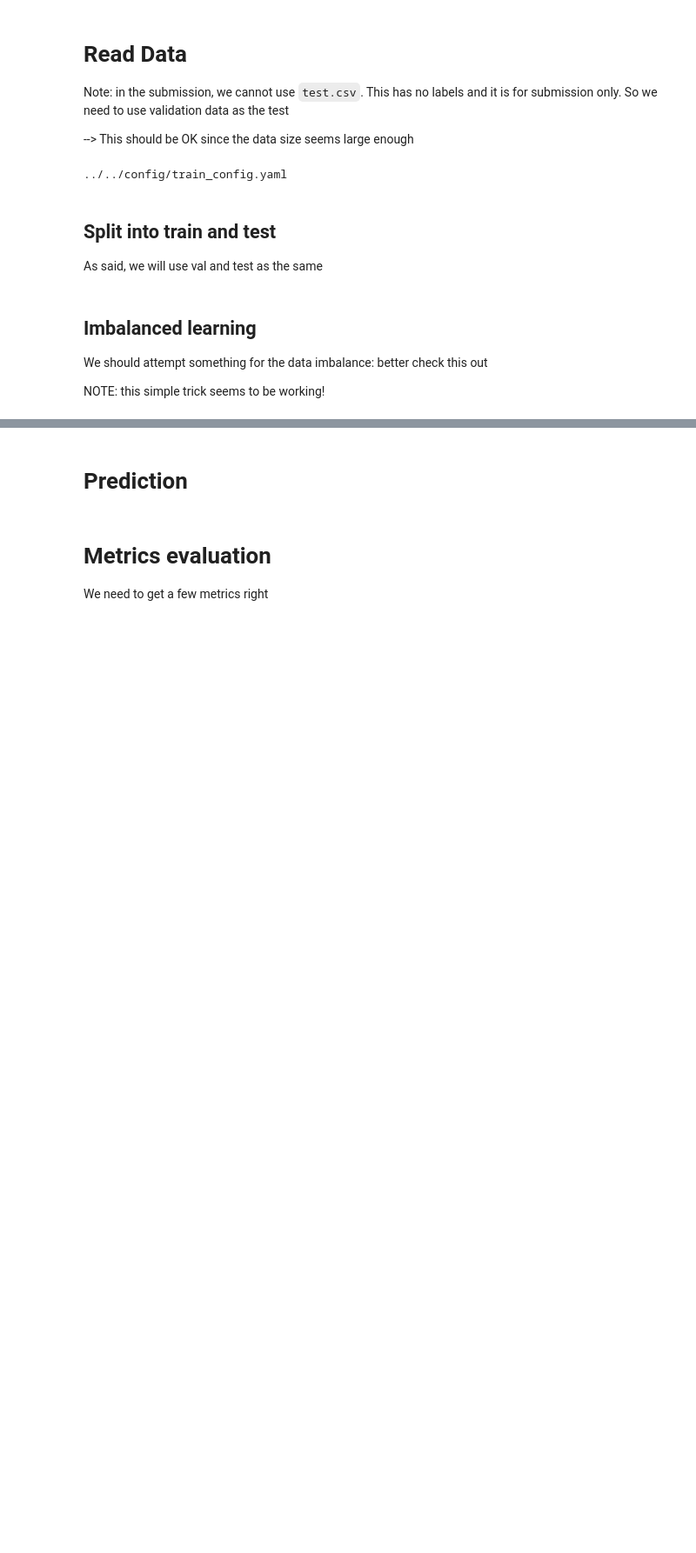
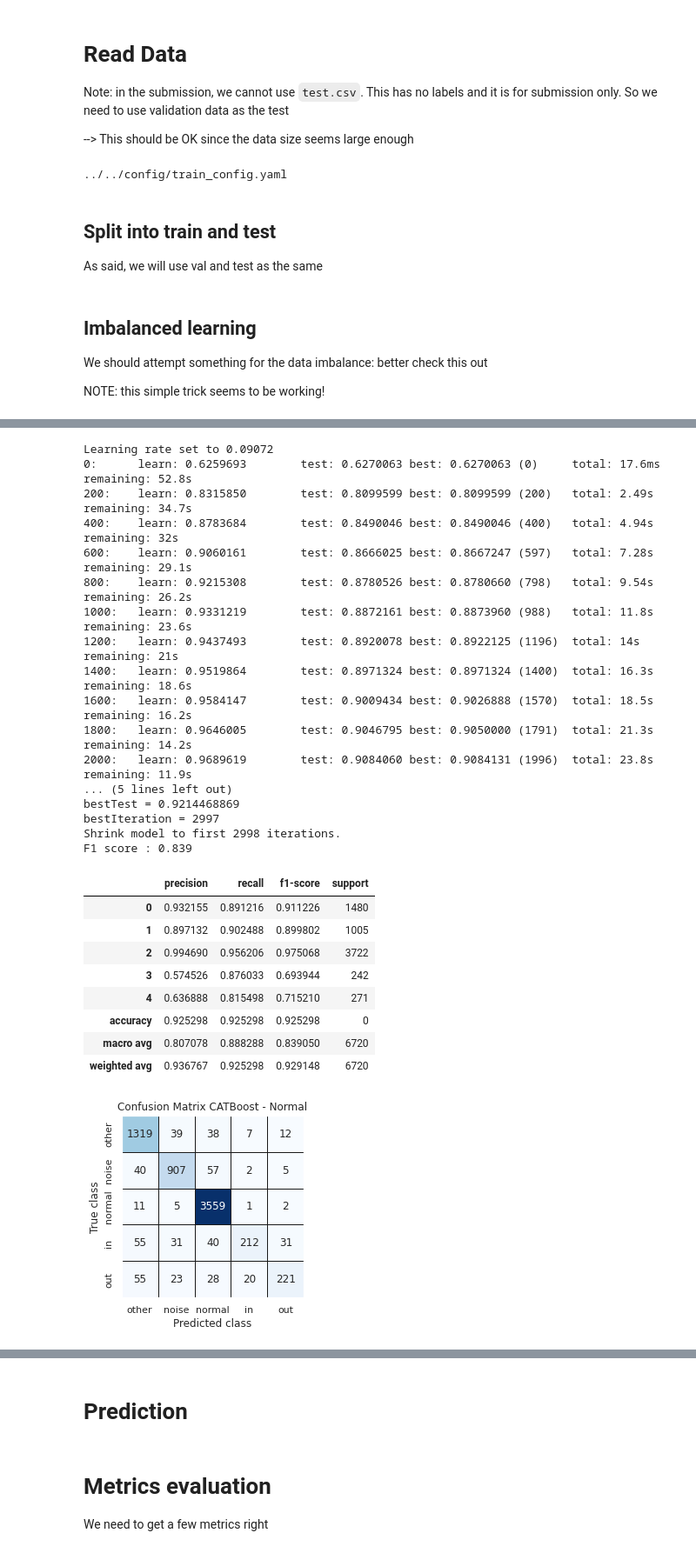
Before and after one commit to fedebotu/aichallenge-2022, a Jupyter notebook: notebooks/fede/1e Testing with CATBoost.ipynb, the cells around one changed output, grey strips where cells are left out. Shown: that part at 87% size. Cells and saved outputs as stored; diff of their text form; code cells hidden in the pictures; blank space fills up the shorter version.

```diff
--- a/notebooks/fede/1e Testing with CATBoost.ipynb
+++ b/notebooks/fede/1e Testing with CATBoost.ipynb
@@ -100,0 +143,30 @@ Shrink model to first 19584 iterations.
+# %%
+MODEL_NAME = 'CATBoost - Normal'
+
+# No oversampling
+X_oversample, y_oversample = train_X, train_y
+
+clf = CatBoostClassifier(
+    iterations=3000,
+    verbose=200,
+    objective='MultiClass',
+    eval_metric = 'TotalF1',
+    custom_metric='TotalF1',
+    task_type="GPU",
+    # devices='0:1',
+    # class_weights=class_weights
+)
+
+
+clf.fit(
+    X_oversample, y_oversample,
+    # cat_features=labels,
+    eval_set=(valid_X, valid_y),
+)
+
+pred_y = clf.predict(test_X)
+model_name, y_hat = MODEL_NAME, pred_y
+plot_confusion_matrix(test_y, y_hat, labels,  f'Confusion Matrix {model_name}')
+print('F1 score : {:.3f}'.format(f1_score(test_y, y_hat, average='macro')))
+pretty_classification_report(test_y, y_hat)
+# %% [output]
@@ -100,0 +174,27 @@ Shrink model to first 19584 iterations.
+Learning rate set to 0.09072
+0:      learn: 0.6259693        test: 0.6270063 best: 0.6270063 (0)     total: 17.6ms   remaining: 52.8s
+200:    learn: 0.8315850        test: 0.8099599 best: 0.8099599 (200)   total: 2.49s    remaining: 34.7s
+400:    learn: 0.8783684        test: 0.8490046 best: 0.8490046 (400)   total: 4.94s    remaining: 32s
+600:    learn: 0.9060161        test: 0.8666025 best: 0.8667247 (597)   total: 7.28s    remaining: 29.1s
+800:    learn: 0.9215308        test: 0.8780526 best: 0.8780660 (798)   total: 9.54s    remaining: 26.2s
+1000:   learn: 0.9331219        test: 0.8872161 best: 0.8873960 (988)   total: 11.8s    remaining: 23.6s
+1200:   learn: 0.9437493        test: 0.8920078 best: 0.8922125 (1196)  total: 14s      remaining: 21s
+1400:   learn: 0.9519864        test: 0.8971324 best: 0.8971324 (1400)  total: 16.3s    remaining: 18.6s
+1600:   learn: 0.9584147        test: 0.9009434 best: 0.9026888 (1570)  total: 18.5s    remaining: 16.2s
+1800:   learn: 0.9646005        test: 0.9046795 best: 0.9050000 (1791)  total: 21.3s    remaining: 14.2s
+2000:   learn: 0.9689619        test: 0.9084060 best: 0.9084131 (1996)  total: 23.8s    remaining: 11.9s
+... (5 lines left out)
+bestTest = 0.9214468869
+bestIteration = 2997
+Shrink model to first 2998 iterations.
+F1 score : 0.839
+|  | precision | recall | f1-score | support |
+| 0 | 0.932155 | 0.891216 | 0.911226 | 1480 |
+| 1 | 0.897132 | 0.902488 | 0.899802 | 1005 |
+| 2 | 0.994690 | 0.956206 | 0.975068 | 3722 |
+| 3 | 0.574526 | 0.876033 | 0.693944 | 242 |
+| 4 | 0.636888 | 0.815498 | 0.715210 | 271 |
+| accuracy | 0.925298 | 0.925298 | 0.925298 | 0 |
+| macro avg | 0.807078 | 0.888288 | 0.839050 | 6720 |
+| weighted avg | 0.936767 | 0.925298 | 0.929148 | 6720 |
+[figure, added]
```
Also changed, not shown: parts of 19 cells of this notebook, 12 other files.
